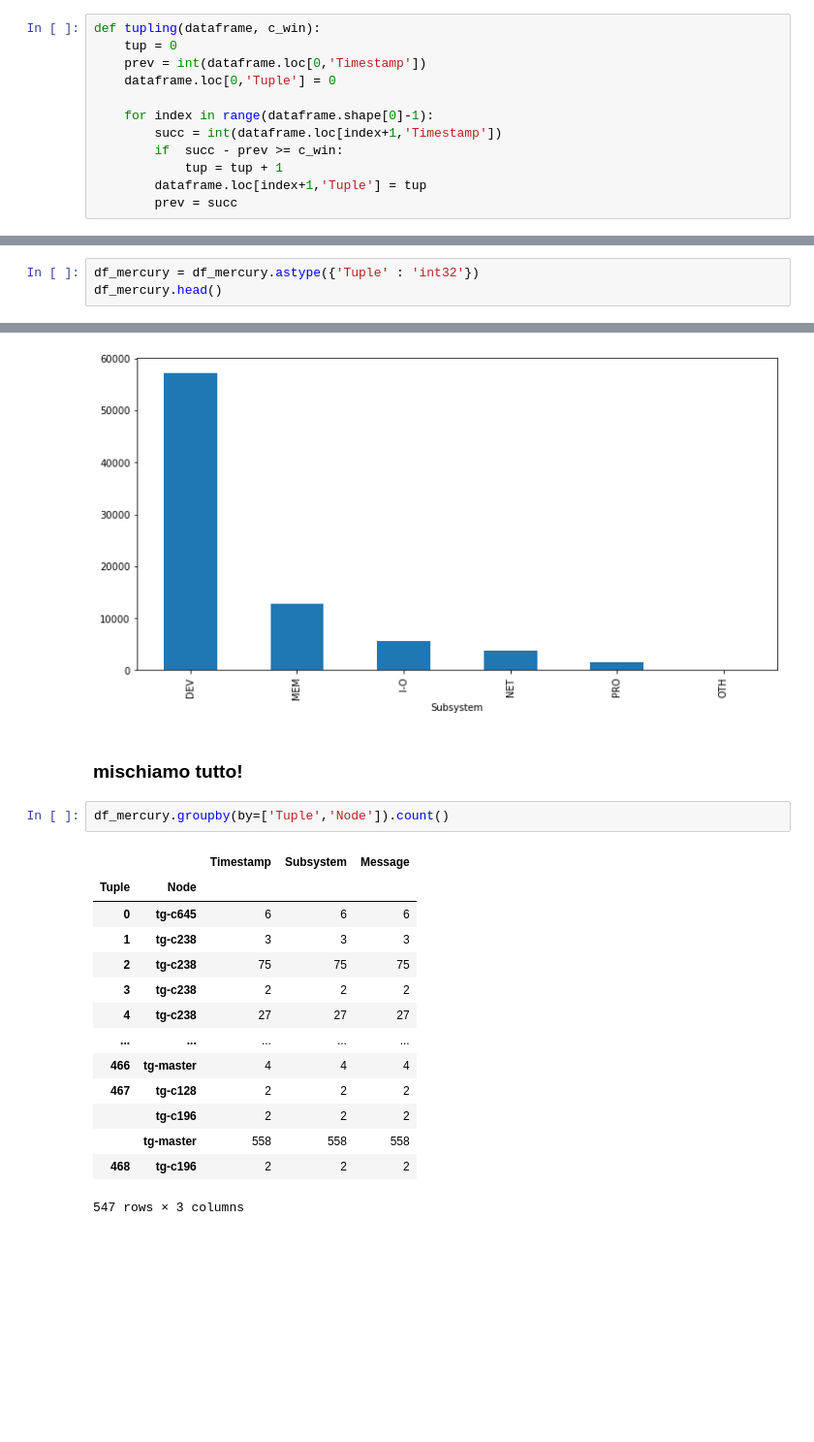
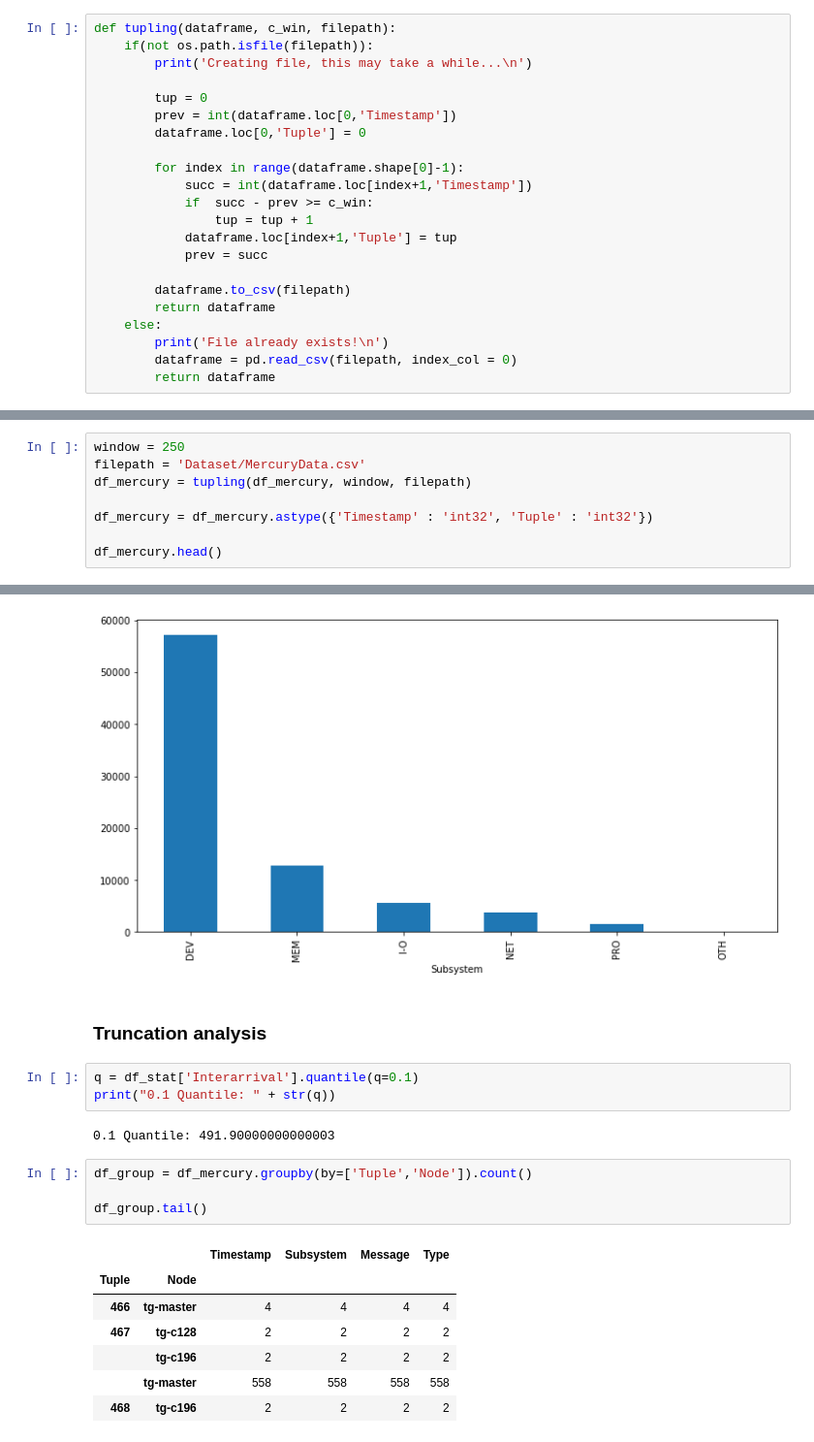
Before and after one commit to GuidoDC97/IE, a Jupyter notebook: Esercizio 5 FFDA/FFDA.ipynb, the cells around one changed output, grey strips where cells are left out. Shown: that part at 97% size. Cells and saved outputs as stored; diff of their text form; blank space fills up the shorter version.

```diff
--- a/Esercizio 5 FFDA/FFDA.ipynb
+++ b/Esercizio 5 FFDA/FFDA.ipynb
@@ -41,17 +41,27 @@ def sensitivity_analysis(dataframe, c_wins, filepath):
     else:
         print('File already exists!\n')
 # %%
-def tupling(dataframe, c_win):
-    tup = 0
-    prev = int(dataframe.loc[0,'Timestamp'])
-    dataframe.loc[0,'Tuple'] = 0
+def tupling(dataframe, c_win, filepath):
+    if(not os.path.isfile(filepath)):
+        print('Creating file, this may take a while...\n')
 
-    for index in range(dataframe.shape[0]-1):
-        succ = int(dataframe.loc[index+1,'Timestamp'])
-        if  succ - prev >= c_win:
-            tup = tup + 1
-        dataframe.loc[index+1,'Tuple'] = tup
-        prev = succ
+        tup = 0
+        prev = int(dataframe.loc[0,'Timestamp'])
+        dataframe.loc[0,'Tuple'] = 0
+
+        for index in range(dataframe.shape[0]-1):
+            succ = int(dataframe.loc[index+1,'Timestamp'])
+            if  succ - prev >= c_win:
+                tup = tup + 1
+            dataframe.loc[index+1,'Tuple'] = tup
+            prev = succ
+
+        dataframe.to_csv(filepath)
+        return dataframe
+    else:
+        print('File already exists!\n')
+        dataframe = pd.read_csv(filepath, index_col = 0)
+        return dataframe
 # %% [markdown]
 # Mercury
 # %%
@@ -127,3 +133,0 @@ tupling(df_mercury, window)
-# %%
-df_mercury = df_mercury.astype({'Tuple' : 'int32'})
-df_mercury.head()
@@ -136,0 +134,8 @@ df_mercury.head()
+# %%
+window = 250
+filepath = 'Dataset/MercuryData.csv'
+df_mercury = tupling(df_mercury, window, filepath)
+
+df_mercury = df_mercury.astype({'Timestamp' : 'int32', 'Tuple' : 'int32'})
+
+df_mercury.head()
@@ -182,22 +216,22 @@ df_mercury.groupby(by=['Subsystem']).Timestamp.count().sort_values(ascending = F
 plt.show()
 # %% [output]
 [figure]
-# %% [markdown]
-### mischiamo tutto!
+# %% [markdown]
+### Truncation analysis
+# %%
+q = df_stat['Interarrival'].quantile(q=0.1)
+print("0.1 Quantile: " + str(q))
+# %% [output]
+0.1 Quantile: 491.90000000000003
 # %%
-df_mercury.groupby(by=['Tuple','Node']).count()
+df_group = df_mercury.groupby(by=['Tuple','Node']).count()
+
+df_group.tail()
 # %% [output]
-|  |  | Timestamp | Subsystem | Message |
-| Tuple | Node |  |  |  |
-| 0 | tg-c645 | 6 | 6 | 6 |
-| 1 | tg-c238 | 3 | 3 | 3 |
-| 2 | tg-c238 | 75 | 75 | 75 |
-| 3 | tg-c238 | 2 | 2 | 2 |
-| 4 | tg-c238 | 27 | 27 | 27 |
-| ... | ... | ... | ... | ... |
-| 466 | tg-master | 4 | 4 | 4 |
-| 467 | tg-c128 | 2 | 2 | 2 |
-|  | tg-c196 | 2 | 2 | 2 |
-|  | tg-master | 558 | 558 | 558 |
-| 468 | tg-c196 | 2 | 2 | 2 |
+|  |  | Timestamp | Subsystem | Message | Type |
+| Tuple | Node |  |  |  |  |
+| 466 | tg-master | 4 | 4 | 4 | 4 |
+| 467 | tg-c128 | 2 | 2 | 2 | 2 |
+|  | tg-c196 | 2 | 2 | 2 | 2 |
+|  | tg-master | 558 | 558 | 558 | 558 |
+| 468 | tg-c196 | 2 | 2 | 2 | 2 |
-547 rows × 3 columns
```
Also changed, not shown: parts of 11 cells of this notebook, 3 other files.
